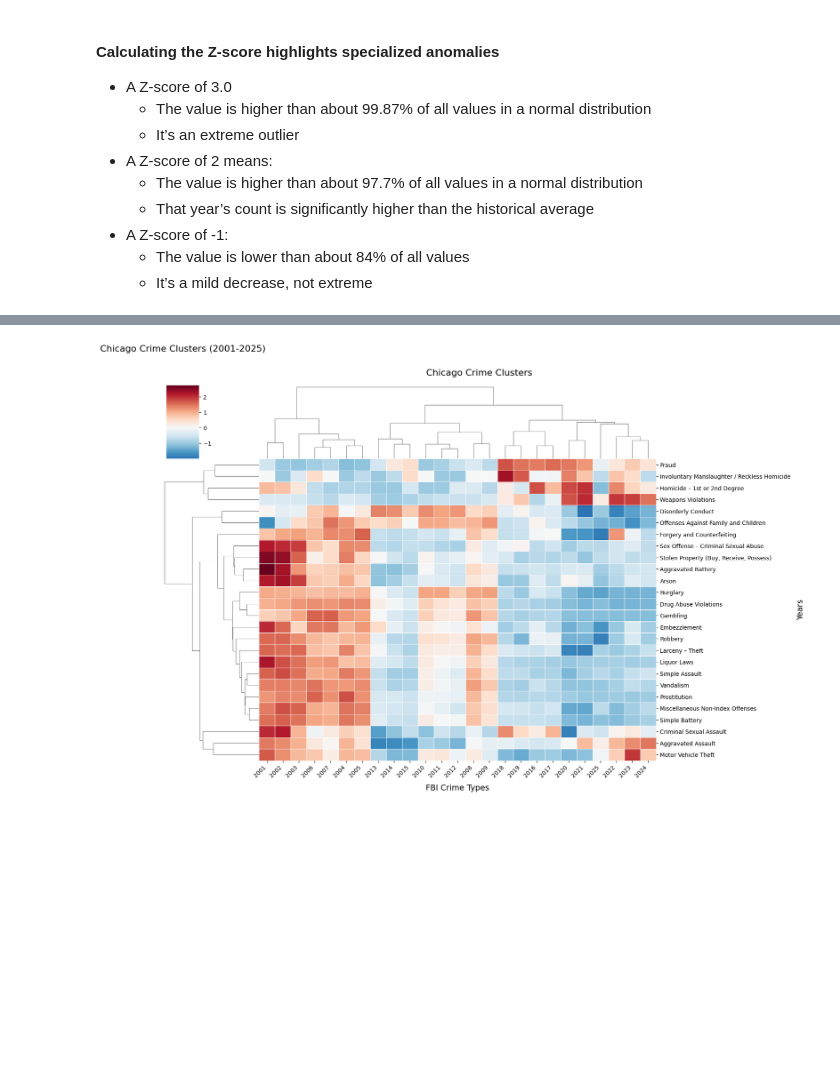
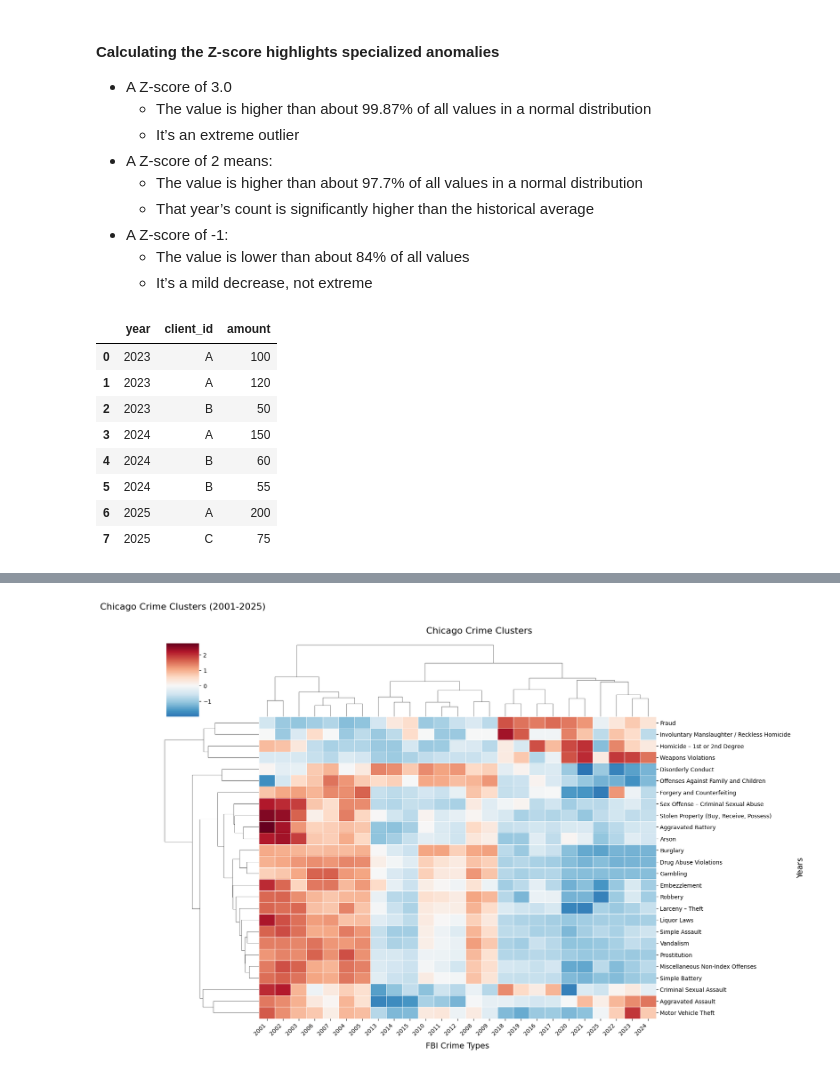
Before and after one commit to SirErikPak/ChicagoCrime, a Jupyter notebook: Notebook/ChicagoCrimeClusterAnalysis.ipynb, the cells around one changed output, grey strips where cells are left out. Drawn from its saved outputs; the diff is of its cells as text; code cells hidden in the pictures; blank space fills up the shorter version.

```diff
--- a/Notebook/ChicagoCrimeClusterAnalysis.ipynb
+++ b/Notebook/ChicagoCrimeClusterAnalysis.ipynb
@@ -93,3 +93,22 @@ sector                   139    0.0016%
 - A Z-score of -1:
     - The value is lower than about 84% of all values
     - It’s a mild decrease, not extreme
+# %%
+# TEST DATA: Client transaction counts by year
+data = pd.DataFrame({
+    'year': [2023, 2023, 2023, 2024, 2024, 2024, 2025, 2025],
+    'client_id': ['A', 'A', 'B', 'A', 'B', 'B', 'A', 'C'],
+    'amount': [100, 120, 50, 150, 60, 55, 200, 75]  # Dummy transactions
+})
+
+data
+# %% [output]
+|  | year | client_id | amount |
+| 0 | 2023 | A | 100 |
+| 1 | 2023 | A | 120 |
+| 2 | 2023 | B | 50 |
+| 3 | 2024 | A | 150 |
+| 4 | 2024 | B | 60 |
+| 5 | 2024 | B | 55 |
+| 6 | 2025 | A | 200 |
+| 7 | 2025 | C | 75 |
```
Also changed, not shown: parts of 12 cells of this notebook, 2 other files.
